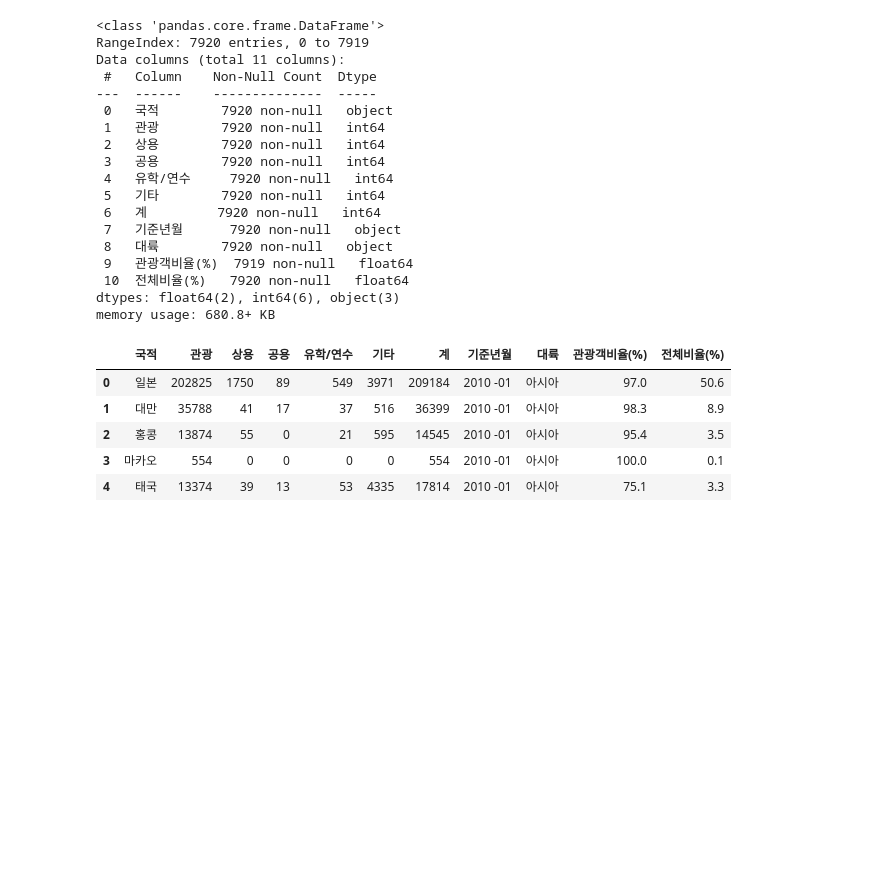
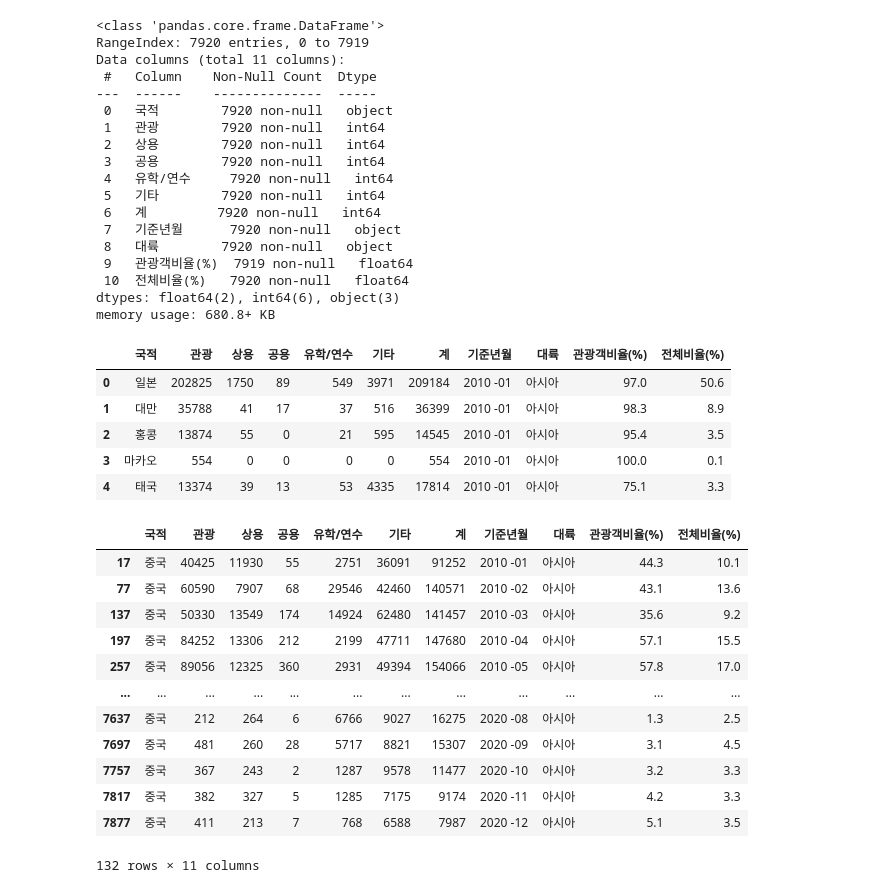
Before and after one commit to lullu303/DataScience, a Jupyter notebook: 2023-DataScience/2023-02-17/Pandas_test1.ipynb, the cells around one changed output. Cells and saved outputs as stored; diff of their text form; code cells hidden in the pictures; blank space fills up the shorter version.

```diff
--- a/2023-DataScience/2023-02-17/Pandas_test1.ipynb
+++ b/2023-DataScience/2023-02-17/Pandas_test1.ipynb
@@ -370,0 +387,18 @@ df.to_excel('./files/kio_total_2023.xlsx', index = False)
+# %%
+condition = (df['국적'] == '중국')
+df_filter = df[condition]
+df_filter
+# %% [output]
+|  | 국적 | 관광 | 상용 | 공용 | 유학/연수 | 기타 | 계 | 기준년월 | 대륙 | 관광객비율(%) | 전체비율(%) |
+| 17 | 중국 | 40425 | 11930 | 55 | 2751 | 36091 | 91252 | 2010 -01 | 아시아 | 44.3 | 10.1 |
+| 77 | 중국 | 60590 | 7907 | 68 | 29546 | 42460 | 140571 | 2010 -02 | 아시아 | 43.1 | 13.6 |
+| 137 | 중국 | 50330 | 13549 | 174 | 14924 | 62480 | 141457 | 2010 -03 | 아시아 | 35.6 | 9.2 |
+| 197 | 중국 | 84252 | 13306 | 212 | 2199 | 47711 | 147680 | 2010 -04 | 아시아 | 57.1 | 15.5 |
+| 257 | 중국 | 89056 | 12325 | 360 | 2931 | 49394 | 154066 | 2010 -05 | 아시아 | 57.8 | 17.0 |
+| ... | ... | ... | ... | ... | ... | ... | ... | ... | ... | ... | ... |
+| 7637 | 중국 | 212 | 264 | 6 | 6766 | 9027 | 16275 | 2020 -08 | 아시아 | 1.3 | 2.5 |
+| 7697 | 중국 | 481 | 260 | 28 | 5717 | 8821 | 15307 | 2020 -09 | 아시아 | 3.1 | 4.5 |
+| 7757 | 중국 | 367 | 243 | 2 | 1287 | 9578 | 11477 | 2020 -10 | 아시아 | 3.2 | 3.3 |
+| 7817 | 중국 | 382 | 327 | 5 | 1285 | 7175 | 9174 | 2020 -11 | 아시아 | 4.2 | 3.3 |
+| 7877 | 중국 | 411 | 213 | 7 | 768 | 6588 | 7987 | 2020 -12 | 아시아 | 5.1 | 3.5 |
+132 rows × 11 columns
```
Also changed, not shown: parts of 6 cells of this notebook.
